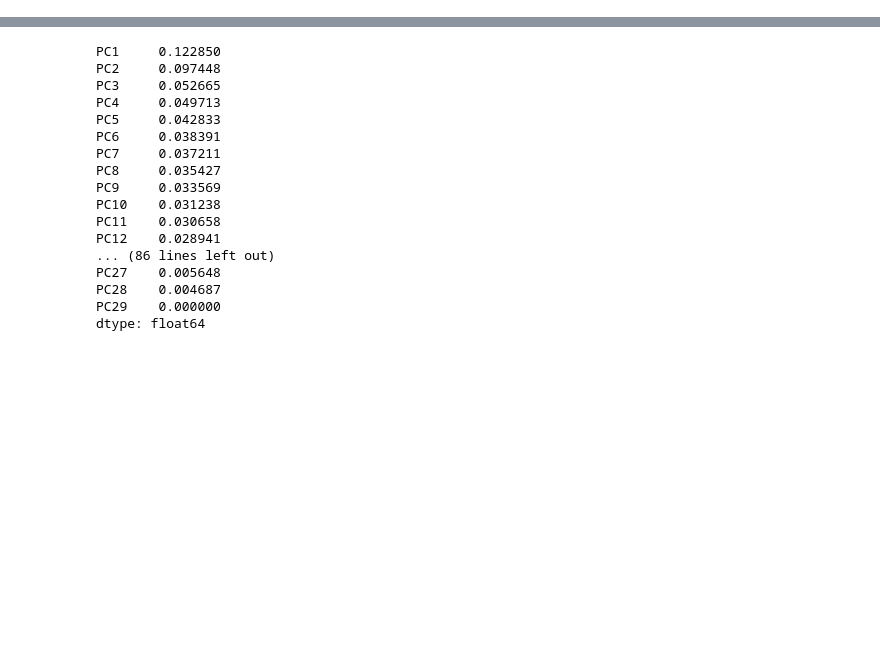
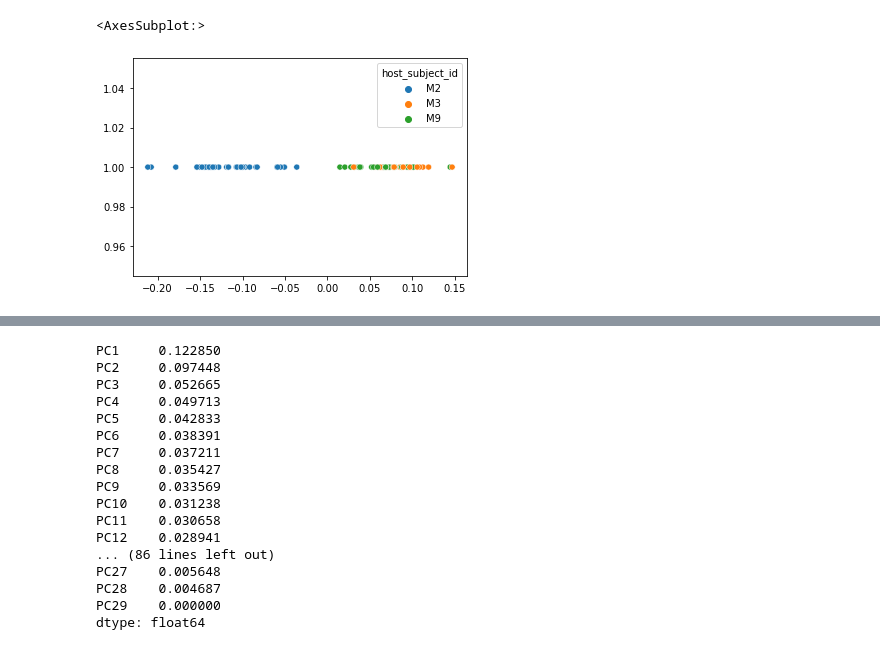
Before and after one commit to gwarmstrong/q2-anomaly-detection, a Jupyter notebook: notebooks/keyboard_pseudo_timeseries.ipynb, the cells around one changed output, grey strips where cells are left out. Cells and saved outputs as stored; diff of their text form; code cells hidden in the pictures; blank space fills up the shorter version.

Commit message:
RPCA

```diff
--- a/notebooks/keyboard_pseudo_timeseries.ipynb
+++ b/notebooks/keyboard_pseudo_timeseries.ipynb
@@ -165,6 +168,22 @@ models = {
         'model': ocsvm_clr,
     },
 }
+# %%
+class RPCA(BaseEstimator):
+    def __init__(self, n_components=2):
+        self.n_components = n_components
+
+    def fit(self, X, y=None):
+        self.ordination, distances = rpca(X, n_components=self.n_components)
+        self.embedding_ = self.ordination.samples
+        return self
+
+    def fit_transform(self, X, y=None):
+        self.fit(X, y)
+        return self.embedding_
+
+    def transform(self, X):
+        pass
 # %%
 tree = tree_path = dataset.apply('tree', 'path')
 class PseudoTimeSplitter:
@@ -262,3 +281,19 @@ class MockTimeSeriesModel(LocalOutlierFactor):
         super().fit(X, y)
         self.scores_ = self.negative_outlier_factor_
         return self
+# %%
+pca = Pipeline([
+    ("RPCA", RPCA()),
+    ("select", ColumnTransformer(
+        [("PC", "passthrough", ["PC1"])]
+    ))
+])
+P = pca.fit_transform(subtable)
+sns.scatterplot(
+    x=P[:, 0],
+    y=1,
+    hue=submetadata.loc[subtable.ids()]["host_subject_id"]
+)
+# %% [output]
+<AxesSubplot:>
+[figure, added]
```
Also changed, not shown: parts of 4 cells of this notebook, 1 other file.
